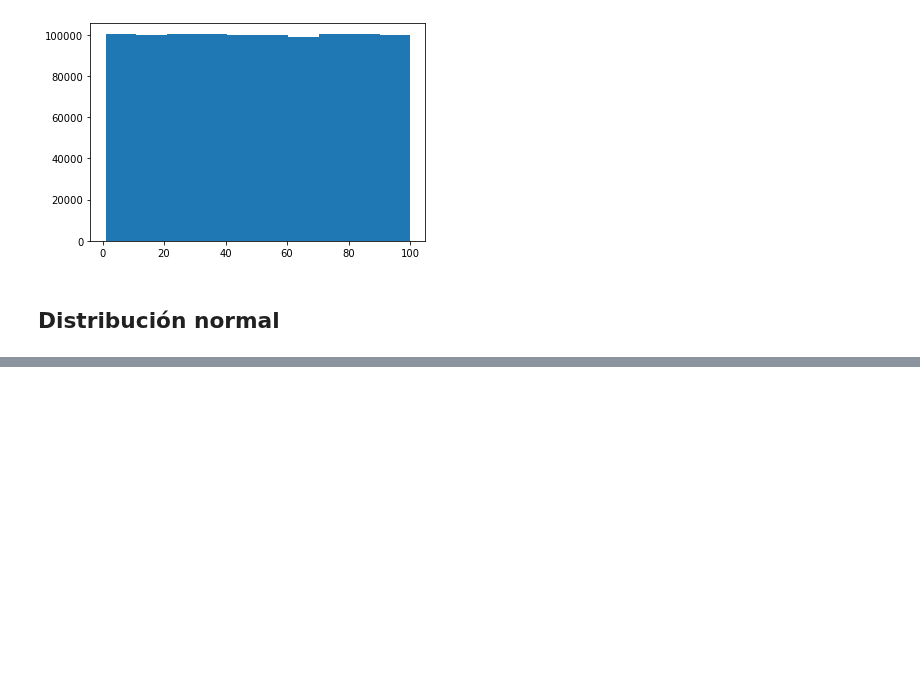
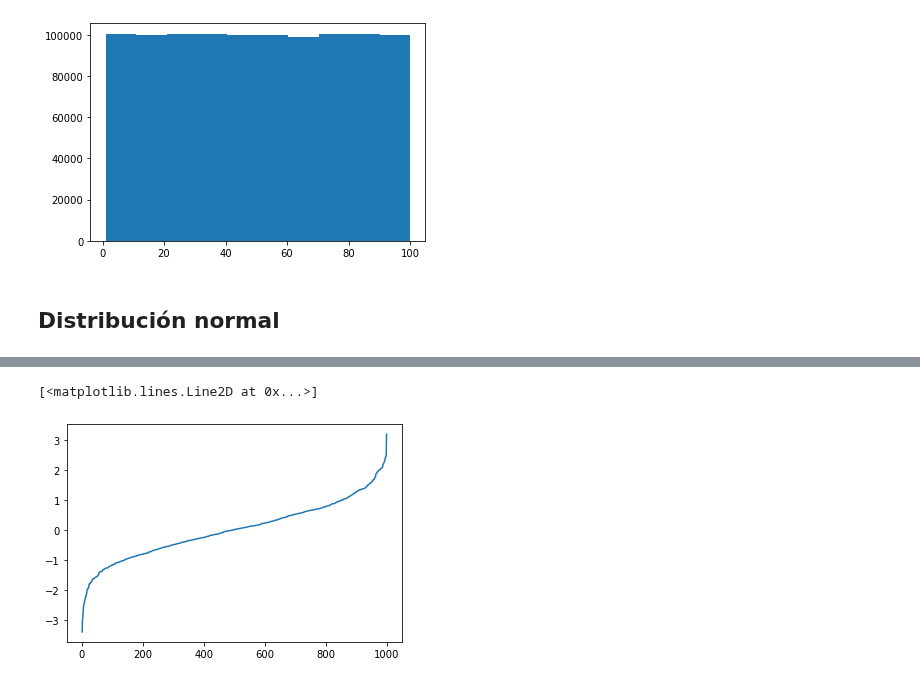
Before and after one commit to tomasvdh/python-ml-course, a Jupyter notebook: mynotebooks/T2 - 2 - Data Cleaning - Funciones de distribución de probabilidad.ipynb, the cells around one changed output, grey strips where cells are left out. Drawn from its saved outputs; the diff is of its cells as text; code cells hidden in the pictures; blank space fills up the shorter version.

```diff
--- a/mynotebooks/T2 - 2 - Data Cleaning - Funciones de distribución de probabilidad.ipynb
+++ b/mynotebooks/T2 - 2 - Data Cleaning - Funciones de distribución de probabilidad.ipynb
@@ -43,0 +44,5 @@ plt.hist(data2)
+# %%
+plt.plot(x,sorted(data2))
+# %% [output]
+[<matplotlib.lines.Line2D at 0x...>]
+[figure, added]
```
Also changed, not shown: parts of 7 cells of this notebook.
